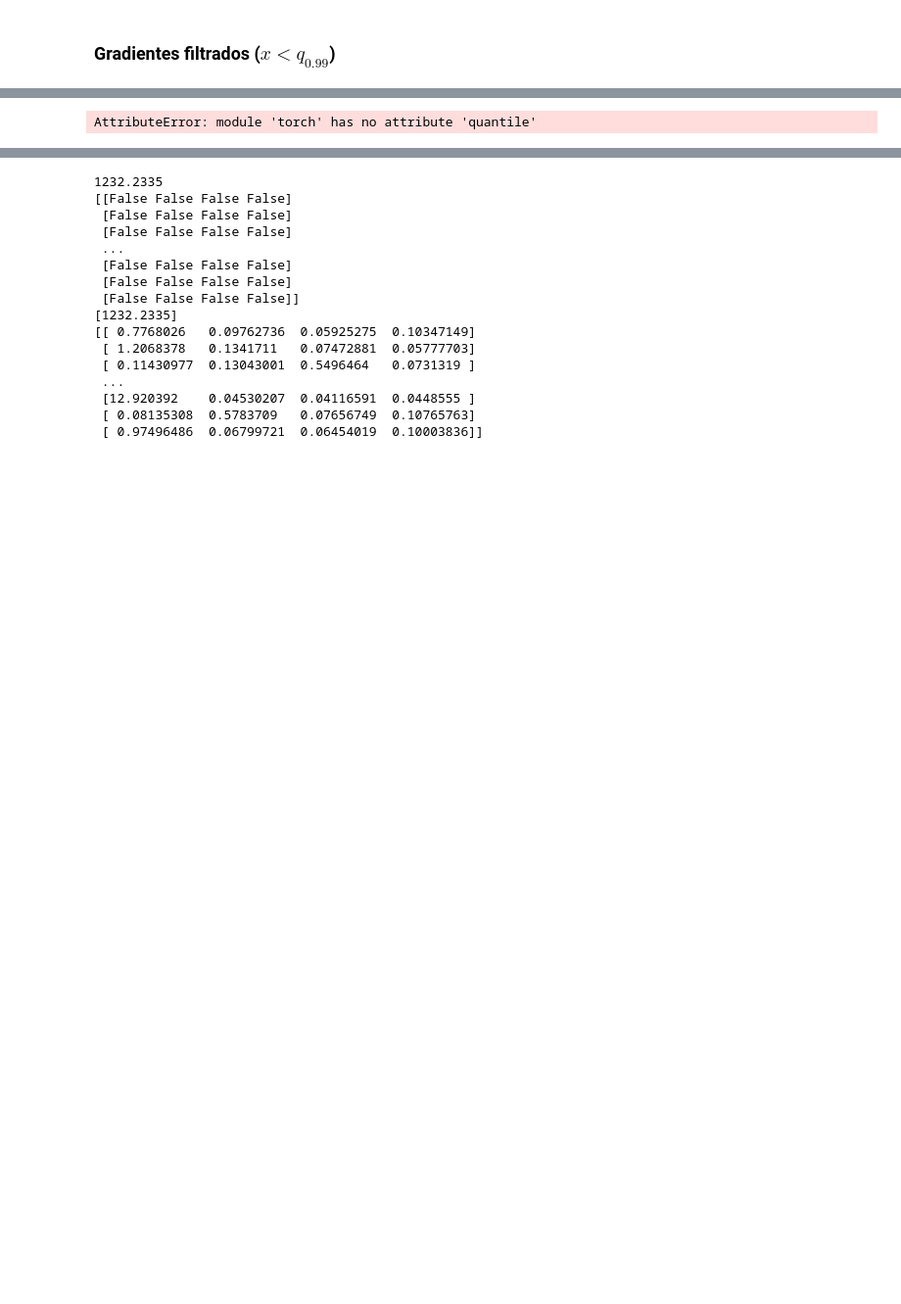
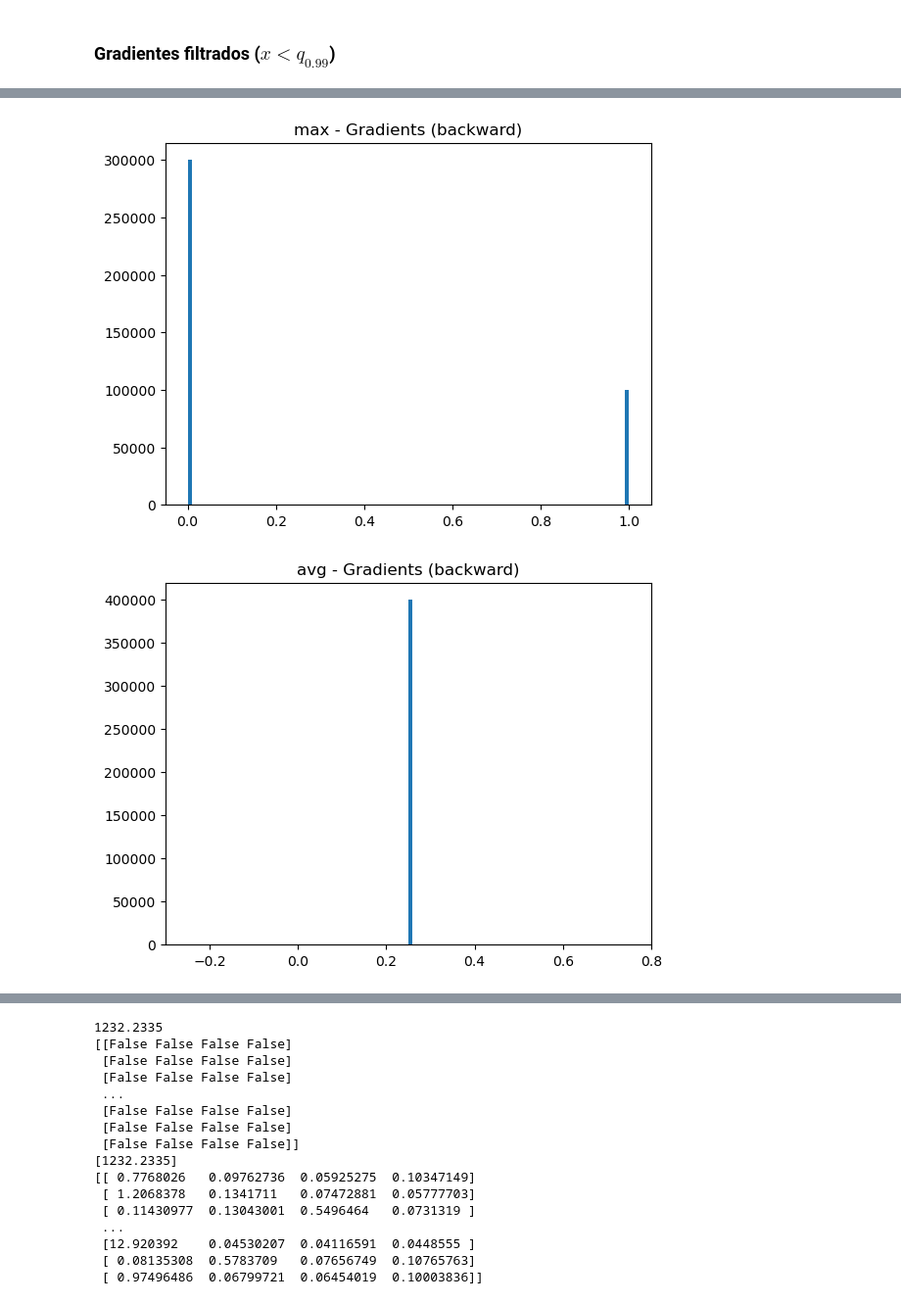
Before and after one commit to iosurodri/overlapsAndGroupings, a Jupyter notebook: src/notebooks/study_differentiability.ipynb, the cells around one changed output, grey strips where cells are left out. Shown: that part at 98% size. Cells and saved outputs as stored; diff of their text form; code cells hidden in the pictures; blank space fills up the shorter version.

```diff
--- a/src/notebooks/study_differentiability.ipynb
+++ b/src/notebooks/study_differentiability.ipynb
@@ -101,8 +183,12 @@ for item in backward_groupings.items():
 # %%
 for item in backward_groupings.items():
     name, results = item
     # Filter results (remove values above quantile 99):
-    results = results[results < torch.quantile(results, 0.99)]
-    visualize_hist(results, title='{} - Gradients (backward)'.format(name))
+    if name.startswith('grouping'):
+        results = torch.where(results < torch.quantile(results, 0.99), results, torch.quantile(results, 0.99))
+        visualize_hist(results, title=name + r' - Gradients (backward) < $q_{0.99}$')
+    else:
+        visualize_hist(results, title='{} - Gradients (backward)'.format(name))
 # %% [output]
-AttributeError: module 'torch' has no attribute 'quantile'
+[figure, added]
+[figure, added]
```
Also changed, not shown: parts of 18 cells of this notebook.
